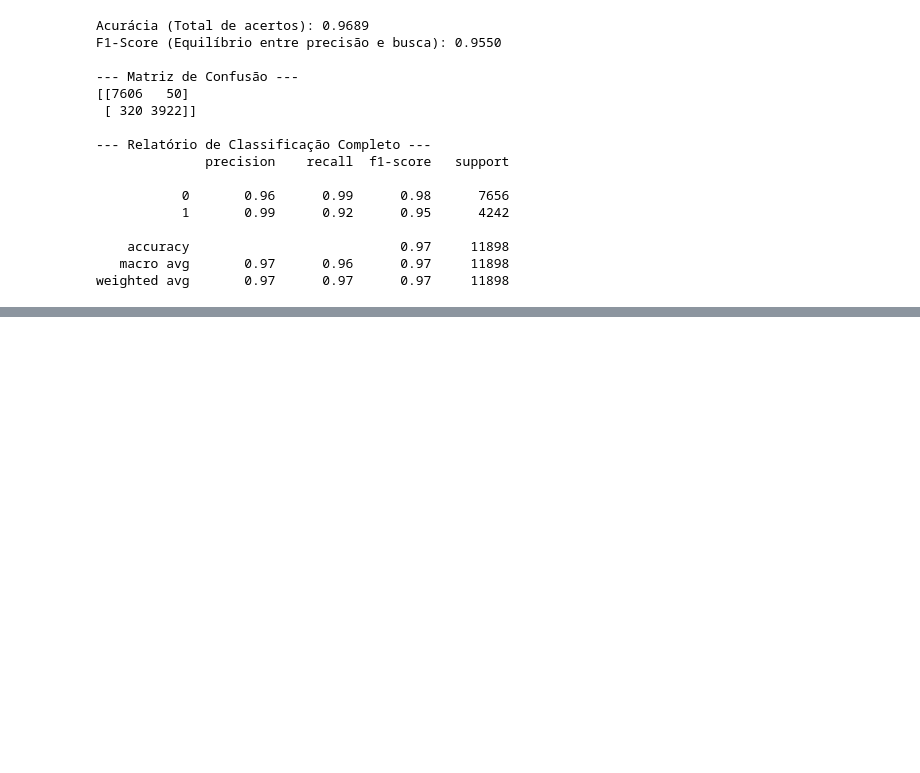
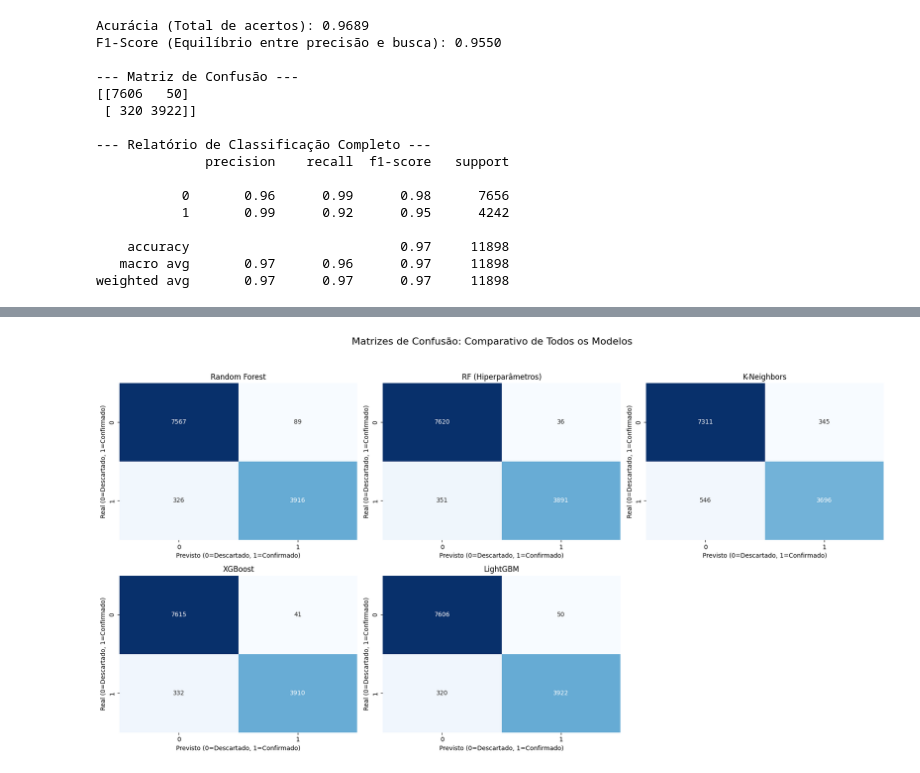
Before and after one commit to AnaPRodrigues/tech-challenge-grupo-9, a Jupyter notebook: tech-challenge-chikungunya.ipynb, the cells around one changed output, grey strips where cells are left out. Cells and saved outputs as stored; diff of their text form; code cells hidden in the pictures; blank space fills up the shorter version.

```diff
--- a/tech-challenge-chikungunya.ipynb
+++ b/tech-challenge-chikungunya.ipynb
@@ -728,4 +736,6 @@ X_train_classif, X_test_classif, y_train_classif, y_test_classif = train_test_sp
 randomForestClassifier = RandomForestClassifier(n_jobs=-1, random_state=42)
 randomForestClassifier.fit(X_train_classif, y_train_classif)
 
-previsoes = randomForestClassifier.predict(X_test_classif)
+previsoes_rfc = randomForestClassifier.predict(X_test_classif)
+
+print(previsoes_rfc)
@@ -1100,0 +1154,29 @@ print(confusion_matrix(y_test_catboost, previsoes_catboost))
+# %%
+import matplotlib.pyplot as plt
+import seaborn as sns
+from sklearn.metrics import confusion_matrix
+
+fig, axes = plt.subplots(2, 3, figsize=(18, 10))
+fig.suptitle('Matrizes de Confusão: Comparativo de Todos os Modelos', fontsize=16)
+
+modelos_cm = [
+    ("Random Forest", y_test, previsoes_rfc, axes[0, 0]),
+    ("RF (Hiperparâmetros)", y_test_classif, previsoes_hiperparametros, axes[0, 1]),
+    ("K-Neighbors", y_test_kneighbors, previsoes_kneighbors, axes[0, 2]),
+    ("XGBoost", y_test_xgboost, previsoes_xgboost, axes[1, 0]),
+    ("LightGBM", y_test_lightgbm, previsoes_lightgbm, axes[1, 1])
+]
+
+for nome, y_real, y_pred, ax in modelos_cm:
+    cm = confusion_matrix(y_real, y_pred)
+    sns.heatmap(cm, annot=True, fmt='d', cmap='Blues', ax=ax, cbar=False)
+    ax.set_title(nome)
+    ax.set_xlabel('Previsto (0=Descartado, 1=Confirmado)')
+    ax.set_ylabel('Real (0=Descartado, 1=Confirmado)')
+
+fig.delaxes(axes[1, 2])
+
+plt.tight_layout(rect=[0, 0.03, 1, 0.95])
+plt.show()
+# %% [output]
+[figure, added]
```
Also changed, not shown: parts of 23 cells of this notebook.
